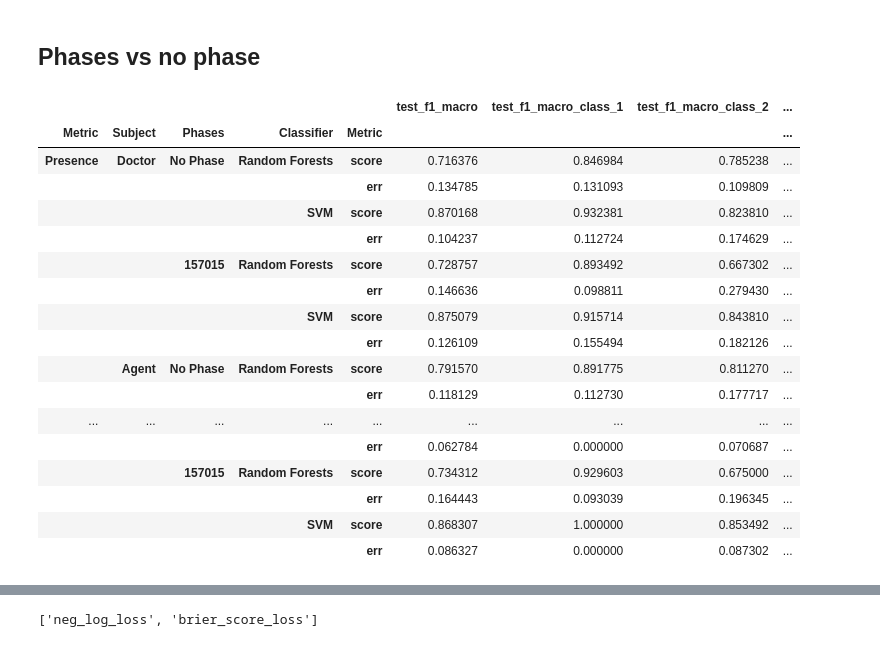
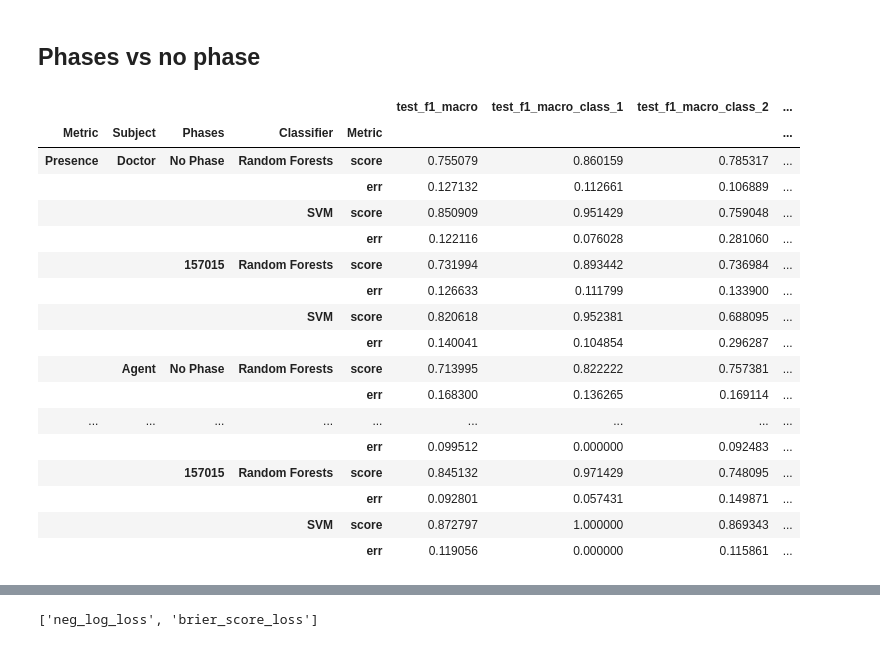
Before and after one commit to jbousque/predictionPresence, a Jupyter notebook: src/Learn.ipynb, the cells around one changed output, grey strips where cells are left out. Saved outputs shown, nothing was run; the diff lists cells and outputs as text; code cells hidden in the pictures.

```diff
--- a/src/Learn.ipynb
+++ b/src/Learn.ipynb
@@ -336,7 +336,10 @@ class DataHandler():
         subject = 'doctor' if doctor else ''
         subject = subject + ('agent' if agent else '')
         if phases is None or (phases is not None and type(phases) == tuple):
-            ph = 'nophase' if phases is None else '%02d%02d%02d' % ( phases[0]*100, phases[1]*100, phases[2]*100 )
+            if phases in [None, (0,1,0)]:
+                ph = 'nophase'
+            else:
+                ph = '%02d%02d%02d' % ( phases[0]*100, phases[1]*100, phases[2]*100 )
         else:
             ph=phases
         return "%s_%s_%s_%s" % (pres, subject, ph, classifier)
@@ -1766,40 +1769,40 @@ plt.show()
 # %%
 # Graphs for SVM phases vs no phase, Presence and Co-Presence
 
-dh = DataHandler('1-subject-agent_phases-nophase')
+dh = DataHandler('1-subject-agent_phases-nophase', 2)
 scores_df_index = [['Presence', 'Co-Presence'],
              ['Doctor', 'Agent', 'Doctor+Agent'],
              ['No Phase', '157015'],
              ['Random Forests', 'SVM'],
              ['score', 'err']
             ]
 scores_df_columns = ['precision', 'f1', 'recall', 'params']
 scores_df_multiindex = pd.MultiIndex.from_product(scores_df_index,
                                                   names=['Metric', 'Subject', 'Phases', 'Classifier', 'Metric'])
 scores_df = dh.load_obj('results', 'scores')
 if scores_df is None:
     print("No data to load, nothing to draw")
 
 scores_df
 # %% [output]
 |  |  |  |  |  | test_f1_macro | test_f1_macro_class_1 | test_f1_macro_class_2 | ... |
 | Metric | Subject | Phases | Classifier | Metric |  |  |  | ... |
-| Presence | Doctor | No Phase | Random Forests | score | 0.716376 | 0.846984 | 0.785238 | ... |
-|  |  |  |  | err | 0.134785 | 0.131093 | 0.109809 | ... |
-|  |  |  | SVM | score | 0.870168 | 0.932381 | 0.823810 | ... |
-|  |  |  |  | err | 0.104237 | 0.112724 | 0.174629 | ... |
-|  |  | 157015 | Random Forests | score | 0.728757 | 0.893492 | 0.667302 | ... |
-|  |  |  |  | err | 0.146636 | 0.098811 | 0.279430 | ... |
-|  |  |  | SVM | score | 0.875079 | 0.915714 | 0.843810 | ... |
-|  |  |  |  | err | 0.126109 | 0.155494 | 0.182126 | ... |
-|  | Agent | No Phase | Random Forests | score | 0.791570 | 0.891775 | 0.811270 | ... |
-|  |  |  |  | err | 0.118129 | 0.112730 | 0.177717 | ... |
+| Presence | Doctor | No Phase | Random Forests | score | 0.755079 | 0.860159 | 0.785317 | ... |
+|  |  |  |  | err | 0.127132 | 0.112661 | 0.106889 | ... |
+|  |  |  | SVM | score | 0.850909 | 0.951429 | 0.759048 | ... |
+|  |  |  |  | err | 0.122116 | 0.076028 | 0.281060 | ... |
+|  |  | 157015 | Random Forests | score | 0.731994 | 0.893442 | 0.736984 | ... |
+|  |  |  |  | err | 0.126633 | 0.111799 | 0.133900 | ... |
+|  |  |  | SVM | score | 0.820618 | 0.952381 | 0.688095 | ... |
+|  |  |  |  | err | 0.140041 | 0.104854 | 0.296287 | ... |
+|  | Agent | No Phase | Random Forests | score | 0.713995 | 0.822222 | 0.757381 | ... |
+|  |  |  |  | err | 0.168300 | 0.136265 | 0.169114 | ... |
 | ... | ... | ... | ... | ... | ... | ... | ... | ... |
-|  |  |  |  | err | 0.062784 | 0.000000 | 0.070687 | ... |
-|  |  | 157015 | Random Forests | score | 0.734312 | 0.929603 | 0.675000 | ... |
-|  |  |  |  | err | 0.164443 | 0.093039 | 0.196345 | ... |
-|  |  |  | SVM | score | 0.868307 | 1.000000 | 0.853492 | ... |
-|  |  |  |  | err | 0.086327 | 0.000000 | 0.087302 | ... |
+|  |  |  |  | err | 0.099512 | 0.000000 | 0.092483 | ... |
+|  |  | 157015 | Random Forests | score | 0.845132 | 0.971429 | 0.748095 | ... |
+|  |  |  |  | err | 0.092801 | 0.057431 | 0.149871 | ... |
+|  |  |  | SVM | score | 0.872797 | 1.000000 | 0.869343 | ... |
+|  |  |  |  | err | 0.119056 | 0.000000 | 0.115861 | ... |
 # %%
 
 rear = scores_df[['test_f1_macro', 'test_precision_macro', 'test_recall_macro', 'test_oob']].reorder_levels([4,3,0,1,2], axis=0).sort_index()
```
Also changed, not shown: parts of 21 cells of this notebook.
